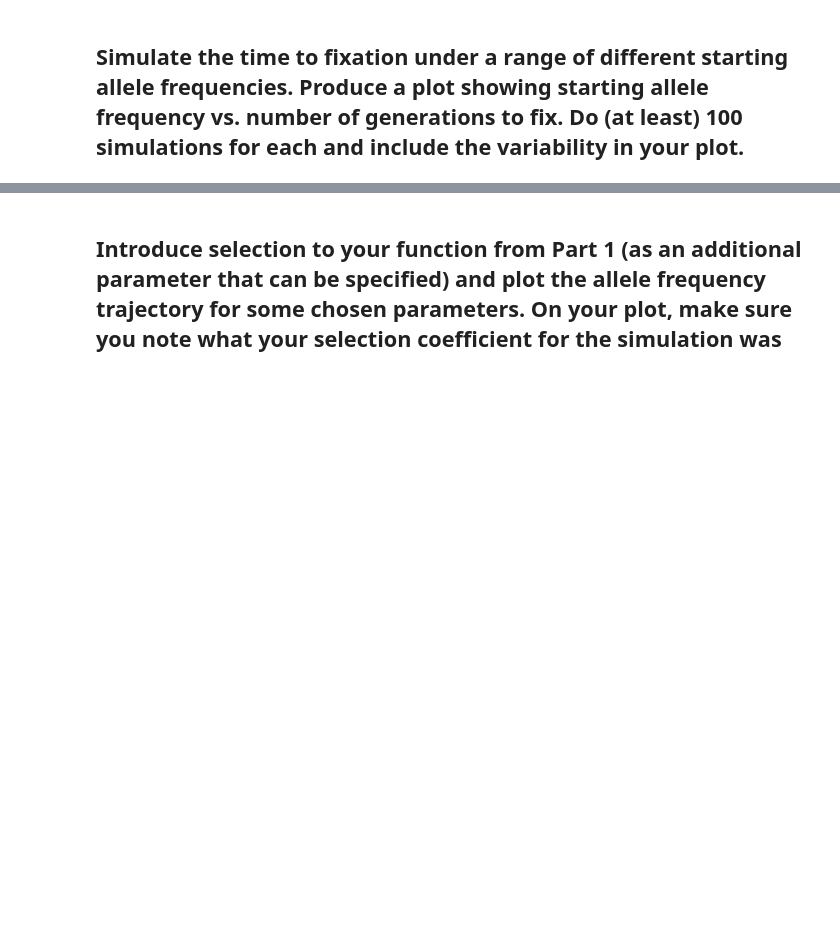
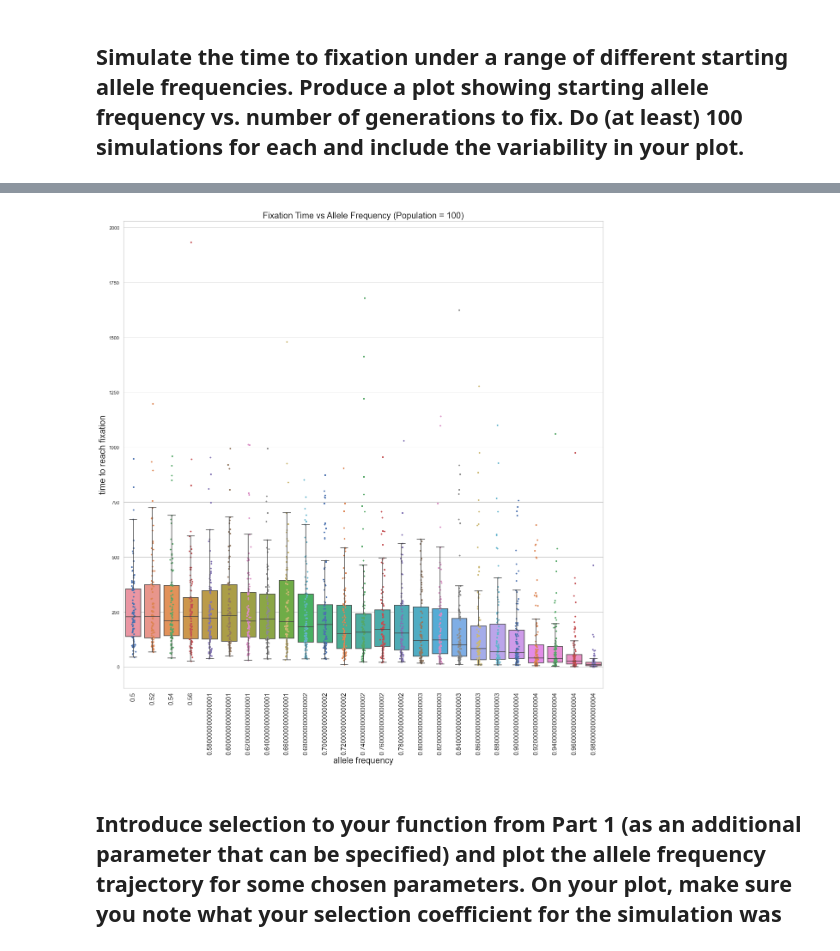
Before and after one commit to Andymao1998/qbb2021-answers, a Jupyter notebook: week8_hw/Week8_hw.ipynb, the cells around one changed output, grey strips where cells are left out. Drawn from its saved outputs; the diff is of its cells as text; code cells hidden in the pictures; blank space fills up the shorter version.

```diff
--- a/week8_hw/Week8_hw.ipynb
+++ b/week8_hw/Week8_hw.ipynb
@@ -151,17 +175,18 @@ while t < 1:
 # %%
 sns.set(style="whitegrid")
 plt.figure(figsize = (20, 20))
-
-ax = sns.boxplot(x= T, y= recorder, showfliers = False)
+ax = sns.boxplot(data = recorder, showfliers = False)
 ax.set_xlabel("allele frequency", size = 20)
 ax.set_ylabel("time to reach fixation", size = 20)
-ax.set_title("Fixation Time vs Allele Frequency (Population = 10)", size = 20)
+ax.set_title("Fixation Time vs Allele Frequency (Population = 100)", size = 20)
 for i, d in enumerate(recorder):
-    y = d
+    y = recorder[i]
     x = np.random.normal(i, 0.04, len(y))
     plt.scatter(x, y, s = 8)
-ax.set_xticklabels(ax.get_xticklabels(),rotation = 90, size = 15)
+ax.set_xticklabels(T, rotation = 90, size = 15)
 plt.show()
+# %% [output]
+[figure, added]
 # %% [markdown]
 ## Introduce selection to your function from Part 1 (as an additional parameter that can be specified) and plot the allele frequency trajectory for some chosen parameters. On your plot, make sure you note what your selection coefficient for the simulation was
 # %%
```
Also changed, not shown: parts of 9 cells of this notebook.
